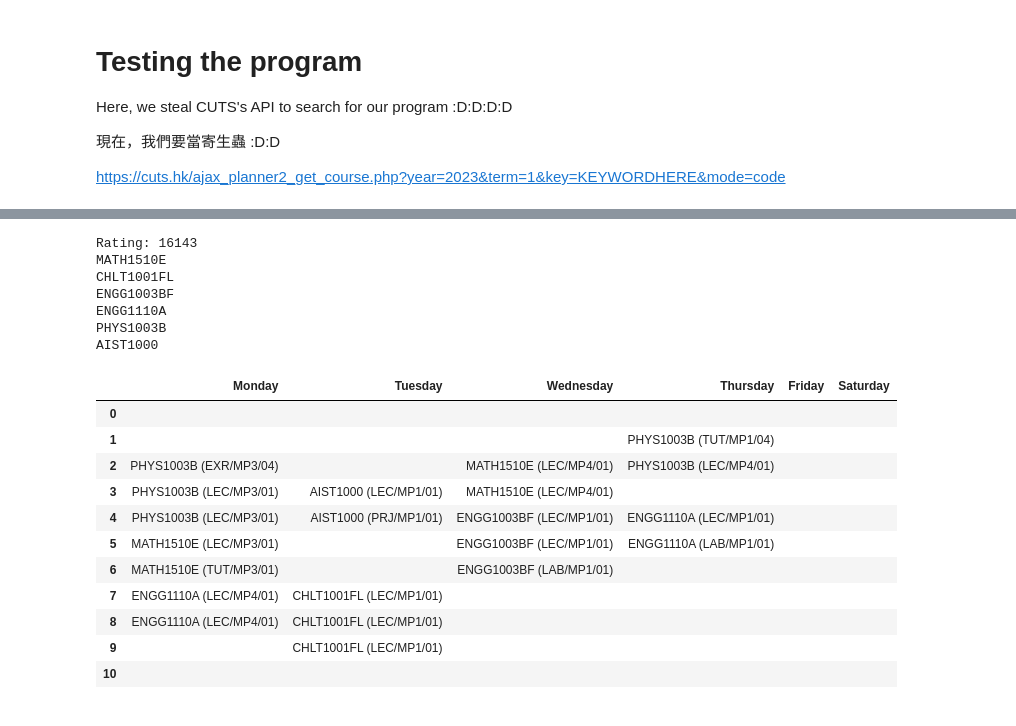
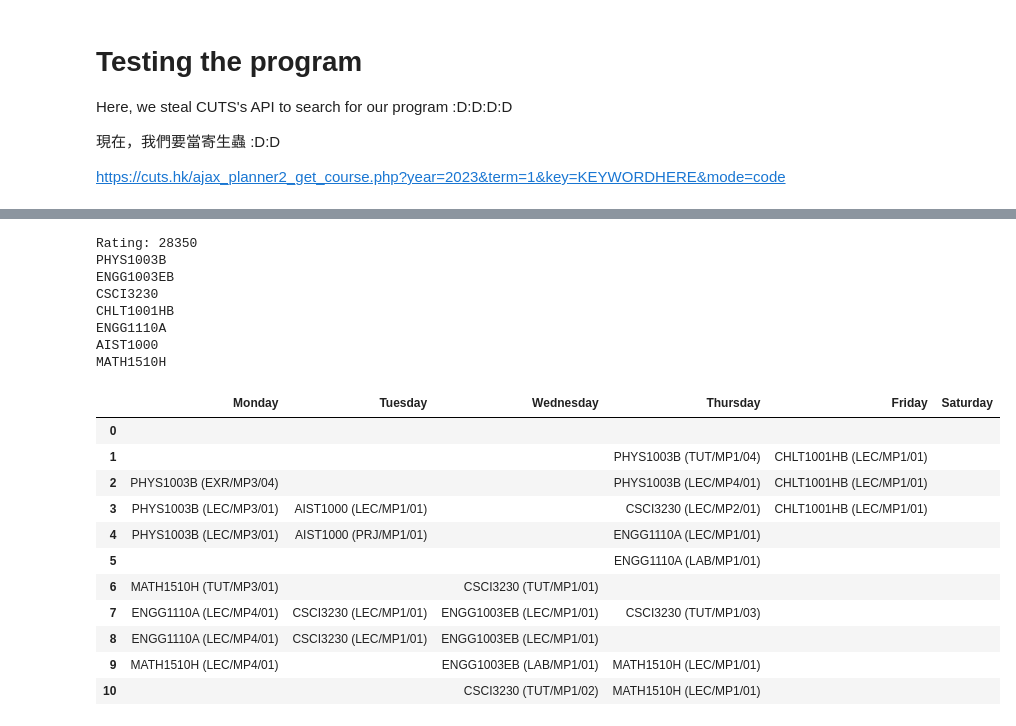
Before and after one commit to Gameboy612/CUHK-CUSIS-Registration, a Jupyter notebook: bruteforce.ipynb, the cells around one changed output, grey strips where cells are left out. Saved outputs shown, nothing was run; the diff lists cells and outputs as text; code cells hidden in the pictures.

```diff
--- a/bruteforce.ipynb
+++ b/bruteforce.ipynb
@@ -81,7 +81,7 @@ class FullSchedule:
     def getScheduleRating(self):
         # Free Day Bonus
         def freeDayBonus():
-            FREE_DAY_BONUS = 1000
+            FREE_DAY_BONUS = 2000
             for d in schedule:
                 if all(x is None for x in d):
                     return 0
@@ -90,10 +90,12 @@ class FullSchedule:
         # Seperated Lessons and Lesson Counts
         def timeBonus():
             SEPERATION_PENALTY = -50
-            LESSON_COUNT_BONUS = 100
-            LITTLE_LESSON_PENALTY = -200
-            MANY_LESSON_PENALTY = -20
-            NO_LUNCH_PENALTY = -1000
+            LESSON_COUNT_BONUS = 200
+            LITTLE_LESSON_PENALTY = -500
+            MANY_LESSON_PENALTY = -500
+            NO_LUNCH_PENALTY = -10000
+
+            LESSON_RANGE = [3, 4]
 
             LUNCH_START = EnumTime.L5
             LUNCH_END = EnumTime.L7
@@ -114,27 +116,28 @@ class FullSchedule:
                         have_lunch = True
 
                 # lesson_count is squared, to amplify the reward for more lessons a day
-                if 1 <= lesson_count <= 3:
-                    total += lesson_count * lesson_count * lesson_count * LITTLE_LESSON_PENALTY
-                elif lesson_count >= 4:
-                    total += lesson_count * lesson_count * MANY_LESSON_PENALTY
+                if 1 <= lesson_count <= LESSON_RANGE[0]:
+                    dl = LESSON_RANGE[0] - lesson_count
+                    total += dl * dl * LITTLE_LESSON_PENALTY
+                elif lesson_count >= LESSON_RANGE[1]:
+                    dl = lesson_count - LESSON_RANGE[1]
+                    total += dl * dl * MANY_LESSON_PENALTY
                 total += lesson_count * lesson_count * LESSON_COUNT_BONUS
 
 
 
                 # Lunch Penalty
                 if not have_lunch:
-                    total -= NO_LUNCH_PENALTY
-
+                    total += NO_LUNCH_PENALTY
             return total
 
         # ...
         schedule = [x.Lessons for x in self.Schedule]
-        rating = 1000
+        rating = 10000
 
         rating += freeDayBonus()
         rating += timeBonus()
-        rating += random.randint(-5000,5000)
+        rating += random.randint(-100,100)
 
         return rating
 
@@ -212,7 +215,7 @@ class CourseChoices:
             for course in self.Courses:
                 success = course.regCourse(fullSchedule)
                 if not success:
-                    pass
+                    continue
                 rating = fullSchedule.getScheduleRating()
                 layout = fullSchedule.destructObject()
                 course.unregCourse(fullSchedule)
@@ -223,7 +226,7 @@ class CourseChoices:
             return topscore
 
         # Branch here:
-        topscore = {"rating": 0, "layout": None}
+        topscore = {"rating": -1000000, "layout": None}
 
         for course in self.Courses:
             # Try to register to course
@@ -262,7 +265,7 @@ Here, we steal CUTS's API to search for our program :D:D:D:D
 
 https://cuts.hk/ajax_planner2_get_course.php?year=2023&term=1&key=KEYWORDHERE&mode=code
 # %%
-CourseList = ["ENGG1110", "AIST1000", "MATH1510", "PHYS1003", "ENGG1003", "CHLT1001"]
+CourseList = ["ENGG1110", "AIST1000", "MATH1510", "PHYS1003", "ENGG1003EB", "CHLT1001", "CSCI3230"]
 # %%
 import requests
 
@@ -362,13 +366,14 @@ def giveCodes(json):
 codes = giveCodes(best)
 print(codes)
 # %% [output]
-Rating: 16143
-MATH1510E
-CHLT1001FL
-ENGG1003BF
+Rating: 28350
+PHYS1003B
+ENGG1003EB
+CSCI3230
+CHLT1001HB
 ENGG1110A
-PHYS1003B
 AIST1000
+MATH1510H
 # %%
 import pandas as pd
 import numpy as np
@@ -383,40 +388,42 @@ array_2d = best["layout"]
 # Transpose the array
 transposed_array = np.transpose(array_2d)
 
 # Create a DataFrame from the transposed array
 df = pd.DataFrame(transposed_array, columns=days_of_week)
 
 # Create a styler object for the DataFrame
 styler = df.style
 
 # Define a function to apply color coding
 def color_code(val):
+    if val.startswith("CSCI"):
+        return "background-color: red"
     if val != "":
         return 'background-color: green'
     else:
         return ''
 
 # Apply the color coding to the DataFrame styler
 styled_df = styler.applymap(color_code)
 
 display(styled_df)
 
 # Save the table to an Excel file
 ct = datetime.datetime.now()
 
 isSave = input("Do you want to save this timetable? (y/n)")
 if isSave.lower() == "y":
     styled_df.to_excel(f"output/result_{ct.year}-{ct.month}-{ct.day}+{ct.hour}_{ct.minute}_{ct.second}.xlsx", index=False)
 # %% [output]
 |  | Monday | Tuesday | Wednesday | Thursday | Friday | Saturday |
 | 0 |  |  |  |  |  |  |
-| 1 |  |  |  | PHYS1003B (TUT/MP1/04) |  |  |
-| 2 | PHYS1003B (EXR/MP3/04) |  | MATH1510E (LEC/MP4/01) | PHYS1003B (LEC/MP4/01) |  |  |
-| 3 | PHYS1003B (LEC/MP3/01) | AIST1000 (LEC/MP1/01) | MATH1510E (LEC/MP4/01) |  |  |  |
-| 4 | PHYS1003B (LEC/MP3/01) | AIST1000 (PRJ/MP1/01) | ENGG1003BF (LEC/MP1/01) | ENGG1110A (LEC/MP1/01) |  |  |
-| 5 | MATH1510E (LEC/MP3/01) |  | ENGG1003BF (LEC/MP1/01) | ENGG1110A (LAB/MP1/01) |  |  |
-| 6 | MATH1510E (TUT/MP3/01) |  | ENGG1003BF (LAB/MP1/01) |  |  |  |
-| 7 | ENGG1110A (LEC/MP4/01) | CHLT1001FL (LEC/MP1/01) |  |  |  |  |
-| 8 | ENGG1110A (LEC/MP4/01) | CHLT1001FL (LEC/MP1/01) |  |  |  |  |
-| 9 |  | CHLT1001FL (LEC/MP1/01) |  |  |  |  |
-| 10 |  |  |  |  |  |  |
+| 1 |  |  |  | PHYS1003B (TUT/MP1/04) | CHLT1001HB (LEC/MP1/01) |  |
+| 2 | PHYS1003B (EXR/MP3/04) |  |  | PHYS1003B (LEC/MP4/01) | CHLT1001HB (LEC/MP1/01) |  |
+| 3 | PHYS1003B (LEC/MP3/01) | AIST1000 (LEC/MP1/01) |  | CSCI3230 (LEC/MP2/01) | CHLT1001HB (LEC/MP1/01) |  |
+| 4 | PHYS1003B (LEC/MP3/01) | AIST1000 (PRJ/MP1/01) |  | ENGG1110A (LEC/MP1/01) |  |  |
+| 5 |  |  |  | ENGG1110A (LAB/MP1/01) |  |  |
+| 6 | MATH1510H (TUT/MP3/01) |  | CSCI3230 (TUT/MP1/01) |  |  |  |
+| 7 | ENGG1110A (LEC/MP4/01) | CSCI3230 (LEC/MP1/01) | ENGG1003EB (LEC/MP1/01) | CSCI3230 (TUT/MP1/03) |  |  |
+| 8 | ENGG1110A (LEC/MP4/01) | CSCI3230 (LEC/MP1/01) | ENGG1003EB (LEC/MP1/01) |  |  |  |
+| 9 | MATH1510H (LEC/MP4/01) |  | ENGG1003EB (LAB/MP1/01) | MATH1510H (LEC/MP1/01) |  |  |
+| 10 |  |  | CSCI3230 (TUT/MP1/02) | MATH1510H (LEC/MP1/01) |  |  |
```
Also changed, not shown: parts of 2 cells of this notebook.
